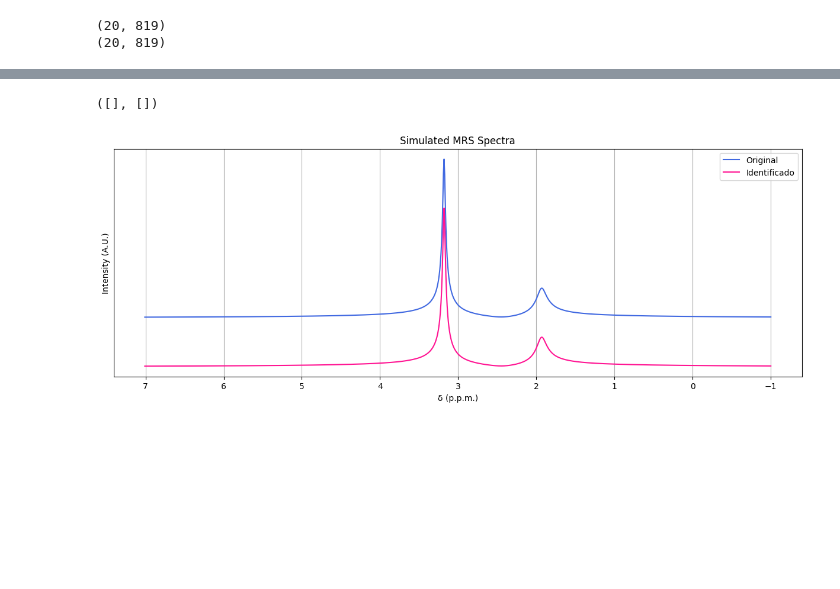
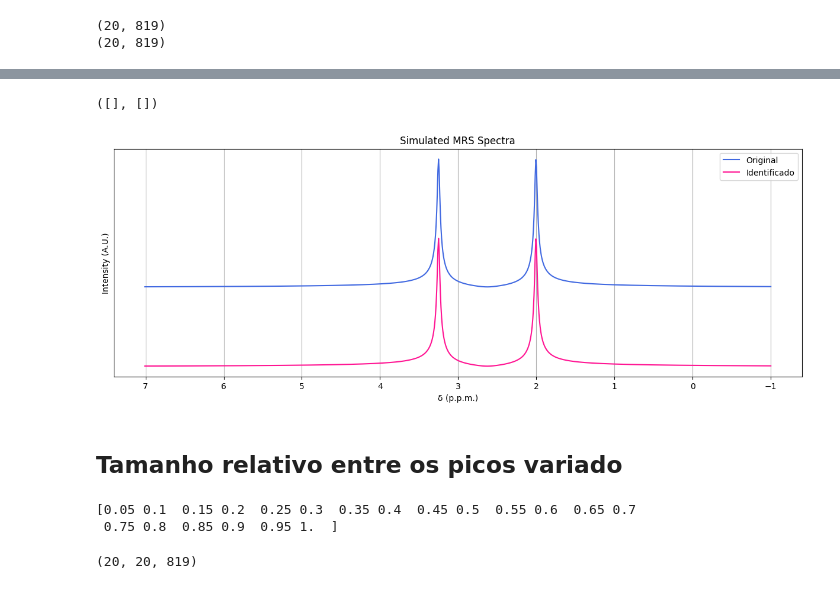
Before and after one commit to JoaoDell/MRI-study, a Jupyter notebook: examples/MPM/two_peaks.ipynb, the cells around one changed output, grey strips where cells are left out. Cells and saved outputs as stored; diff of their text form; code cells hidden in the pictures; blank space fills up the shorter version.

Commit message:
update : two_peaks updates

```diff
--- a/examples/MPM/two_peaks.ipynb
+++ b/examples/MPM/two_peaks.ipynb
@@ -15,6 +17,9 @@ t0, tn, dt, B0 = pymri.setup_sim_t(0.0, 1.0, 2048, 3.0)
 
 ws, t2s, M_0s = pymri.unpack_metabolites(metabolites, B0)
 ws, t2s, M_0s = ws[met_i - 1:met_i + 1], t2s[met_i - 1:met_i + 1], M_0s[met_i - 1:met_i + 1]
+ws[0] = ws[1]
+t2s[0] = t2s[1]
+M_0s[0] = M_0s[1]
 spins_phi = np.zeros_like(M_0s)
 
 rcond = 1e-7
@@ -54,7 +59,7 @@ shape = (offsets.size, n_avgs, L_)
 s0s_, phis_, omegas_, t2s_ = np.zeros(shape), np.zeros(shape), np.zeros(shape), np.zeros(shape)
 # %%
 rerun = False
-filename_end = "_smaller"
+filename_end = ""
 folder_name = "files/"
 subfolder_name = "two_peaks/"
 # %%
@@ -134,34 +85,6 @@ if rerun == True:
 # %%
 if rerun == False:
-    file_in = pd.read_csv(folder_name + subfolder_name + "peak_1_s0" + filename_end + ".csv")
-    offsets = file_in.keys().to_numpy(dtype=np.float64)
-    avg_s0= file_in.values
-    avg_s0 = avg_s0.T
-
-    file_in = pd.read_csv(folder_name + subfolder_name + "peak_1_phi" + filename_end + ".csv")
-    avg_phi = file_in.values
-    avg_phi = avg_phi.T
-
-    file_in = pd.read_csv(folder_name + subfolder_name + "peak_1_omega" + filename_end + ".csv")
-    avg_omega = file_in.values
-    avg_omega = avg_omega.T
-
-    file_in = pd.read_csv(folder_name + subfolder_name + "peak_1_t2" + filename_end + ".csv")
-    avg_t2 = file_in.values
-    avg_t2 = avg_t2.T
-
-    file_in = pd.read_csv(folder_name + subfolder_name + "peak_2_s0" + filename_end + ".csv")
-    std_s0 = file_in.values
-    std_s0 = std_s0.T
-
-    file_in = pd.read_csv(folder_name + subfolder_name + "peak_2_phi" + filename_end + ".csv")
-    std_phi = file_in.values
-    std_phi = std_phi.T
-
-    file_in = pd.read_csv(folder_name + subfolder_name + "peak_2_omega" + filename_end + ".csv")
-    std_omega = file_in.values
-    std_omega = std_omega.T
-
-    file_in = pd.read_csv(folder_name + subfolder_name + "peak_2_t2" + filename_end + ".csv")
-    std_t2 = file_in.values
-    std_t2 = std_t2.T
+    s0s_ = np.load(folder_name + subfolder_name + "s0s_" + filename_end + ".npy")
+    phis_ = np.load(folder_name + subfolder_name + "phis_" + filename_end + ".npy")
+    omegas_ = np.load(folder_name + subfolder_name + "omegas_" + filename_end + ".npy")
+    t2s_ = np.load(folder_name + subfolder_name + "t2s_" + filename_end + ".npy")
@@ -204,17 +170,17 @@ _, identified_sig_fft = pymri.fourier_spectrum(identified_sig, dt, B0)
 # %%
 ws[1] = ws[0] + offsets[i]
 pop = pymri.population(ws, t2s, M_0s, spins_phi)
 
 sig, t = pymri.population_transverse_decay( t0, tn, dt, pop, np.array([]) )
 freqs, sig_fft = pymri.fourier_spectrum(sig, dt, B0)
 
-y_offset = 10.0
+y_offset = 20.0
 
 plt.figure(figsize=(15, 5))
 pymri.plot_chem_shifts(freqs, sig_fft, 1.0, y_offset=3*y_offset, label="Original", c = "royalblue")
 pymri.plot_chem_shifts(freqs, identified_sig_fft, 1.0, y_offset=y_offset, label="Identificado")
 plt.legend()
 plt.yticks([])
 # %% [output]
 ([], [])
-[figure, old version]
+[figure, new version]
@@ -224,0 +187,10 @@ k = np.arange(0, L_, 1, dtype = int)
+# %% [markdown]
+## Tamanho relativo entre os picos variado
+# %%
+size = 20
+offsets = 10**(-(np.linspace(-3, size - 3 - 1, size)))
+s0_offsets = np.arange(0.05, 1.05, 0.05)
+print(s0_offsets)
+# %% [output]
+[0.05 0.1  0.15 0.2  0.25 0.3  0.35 0.4  0.45 0.5  0.55 0.6  0.65 0.7
+ 0.75 0.8  0.85 0.9  0.95 1.  ]
@@ -224,0 +233,4 @@ k = np.arange(0, L_, 1, dtype = int)
+# %%
+print(s0s_.shape)
+# %% [output]
+(20, 20, 819)
```
Also changed, not shown: parts of 33 cells of this notebook, 27 other files.
